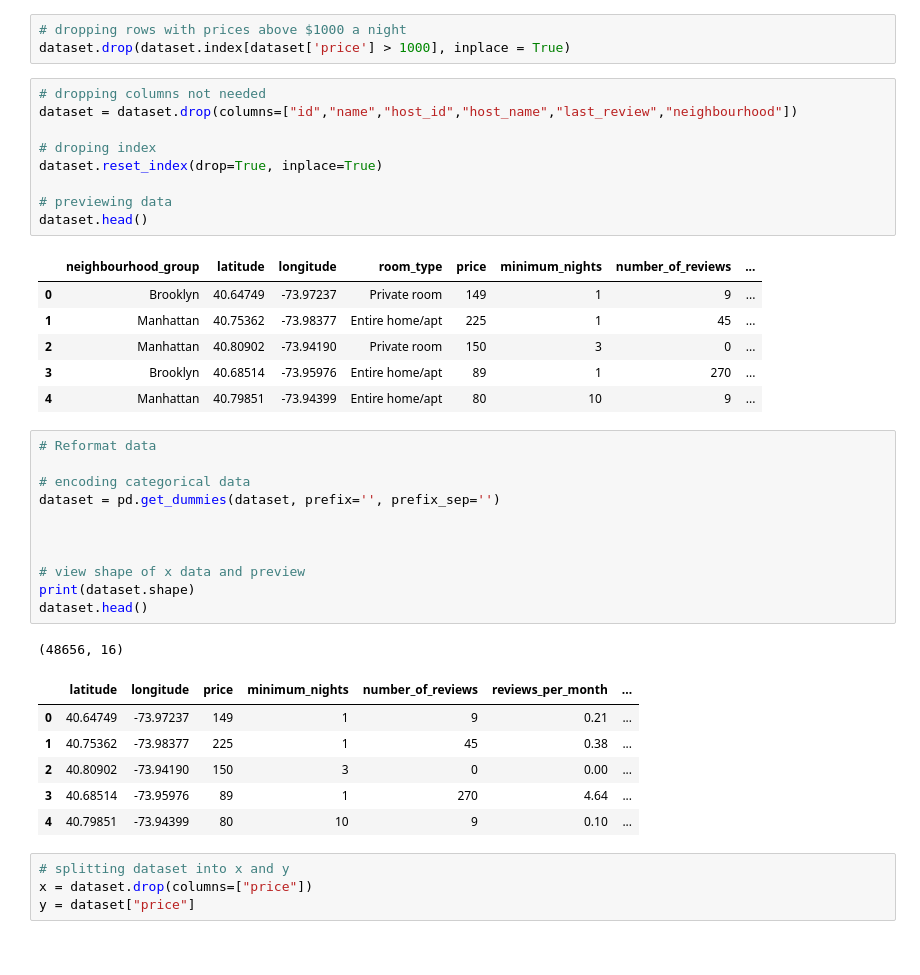
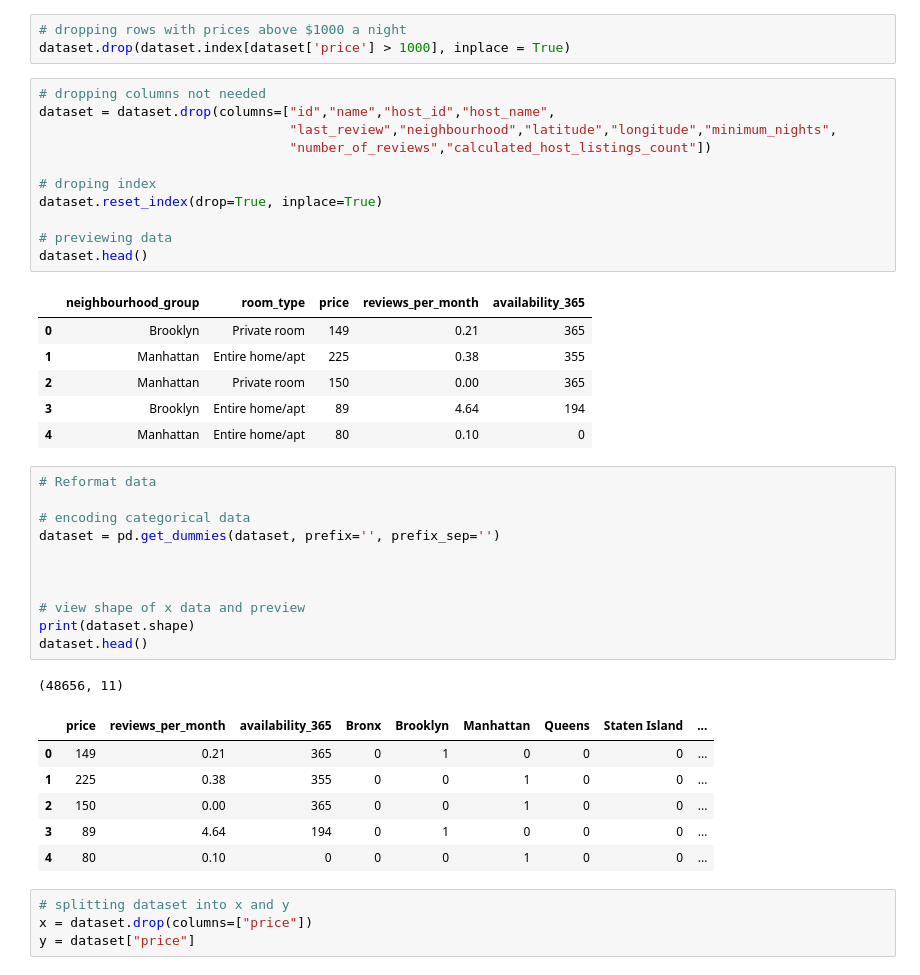
Before and after one commit to Anumala89/Airbnb-Price-Prediction, a Jupyter notebook: Test_random_forrest.ipynb, the cells around one changed output. Cells and saved outputs as stored; diff of their text form.

```diff
--- a/Test_random_forrest.ipynb
+++ b/Test_random_forrest.ipynb
@@ -47,20 +47,22 @@ dataset.head()
 dataset.drop(dataset.index[dataset['price'] > 1000], inplace = True)
 # %%
 # dropping columns not needed
-dataset = dataset.drop(columns=["id","name","host_id","host_name","last_review","neighbourhood"])
+dataset = dataset.drop(columns=["id","name","host_id","host_name",
+                                "last_review","neighbourhood","latitude","longitude","minimum_nights",
+                                "number_of_reviews","calculated_host_listings_count"])
 
 # droping index
 dataset.reset_index(drop=True, inplace=True)
 
 # previewing data
 dataset.head()
 # %% [output]
-|  | neighbourhood_group | latitude | longitude | room_type | price | minimum_nights | number_of_reviews | ... |
-| 0 | Brooklyn | 40.64749 | -73.97237 | Private room | 149 | 1 | 9 | ... |
-| 1 | Manhattan | 40.75362 | -73.98377 | Entire home/apt | 225 | 1 | 45 | ... |
-| 2 | Manhattan | 40.80902 | -73.94190 | Private room | 150 | 3 | 0 | ... |
-| 3 | Brooklyn | 40.68514 | -73.95976 | Entire home/apt | 89 | 1 | 270 | ... |
-| 4 | Manhattan | 40.79851 | -73.94399 | Entire home/apt | 80 | 10 | 9 | ... |
+|  | neighbourhood_group | room_type | price | reviews_per_month | availability_365 |
+| 0 | Brooklyn | Private room | 149 | 0.21 | 365 |
+| 1 | Manhattan | Entire home/apt | 225 | 0.38 | 355 |
+| 2 | Manhattan | Private room | 150 | 0.00 | 365 |
+| 3 | Brooklyn | Entire home/apt | 89 | 4.64 | 194 |
+| 4 | Manhattan | Entire home/apt | 80 | 0.10 | 0 |
 # %%
 # Reformat data
 
@@ -73,13 +75,13 @@ dataset = pd.get_dummies(dataset, prefix='', prefix_sep='')
 print(dataset.shape)
 dataset.head()
 # %% [output]
-(48656, 16)
+(48656, 11)
-|  | latitude | longitude | price | minimum_nights | number_of_reviews | reviews_per_month | ... |
-| 0 | 40.64749 | -73.97237 | 149 | 1 | 9 | 0.21 | ... |
-| 1 | 40.75362 | -73.98377 | 225 | 1 | 45 | 0.38 | ... |
-| 2 | 40.80902 | -73.94190 | 150 | 3 | 0 | 0.00 | ... |
-| 3 | 40.68514 | -73.95976 | 89 | 1 | 270 | 4.64 | ... |
-| 4 | 40.79851 | -73.94399 | 80 | 10 | 9 | 0.10 | ... |
+|  | price | reviews_per_month | availability_365 | Bronx | Brooklyn | Manhattan | Queens | Staten Island | ... |
+| 0 | 149 | 0.21 | 365 | 0 | 1 | 0 | 0 | 0 | ... |
+| 1 | 225 | 0.38 | 355 | 0 | 0 | 1 | 0 | 0 | ... |
+| 2 | 150 | 0.00 | 365 | 0 | 0 | 1 | 0 | 0 | ... |
+| 3 | 89 | 4.64 | 194 | 0 | 1 | 0 | 0 | 0 | ... |
+| 4 | 80 | 0.10 | 0 | 0 | 0 | 1 | 0 | 0 | ... |
 # %%
 # splitting dataset into x and y
 x = dataset.drop(columns=["price"])
```
Also changed, not shown: parts of 5 cells of this notebook.
